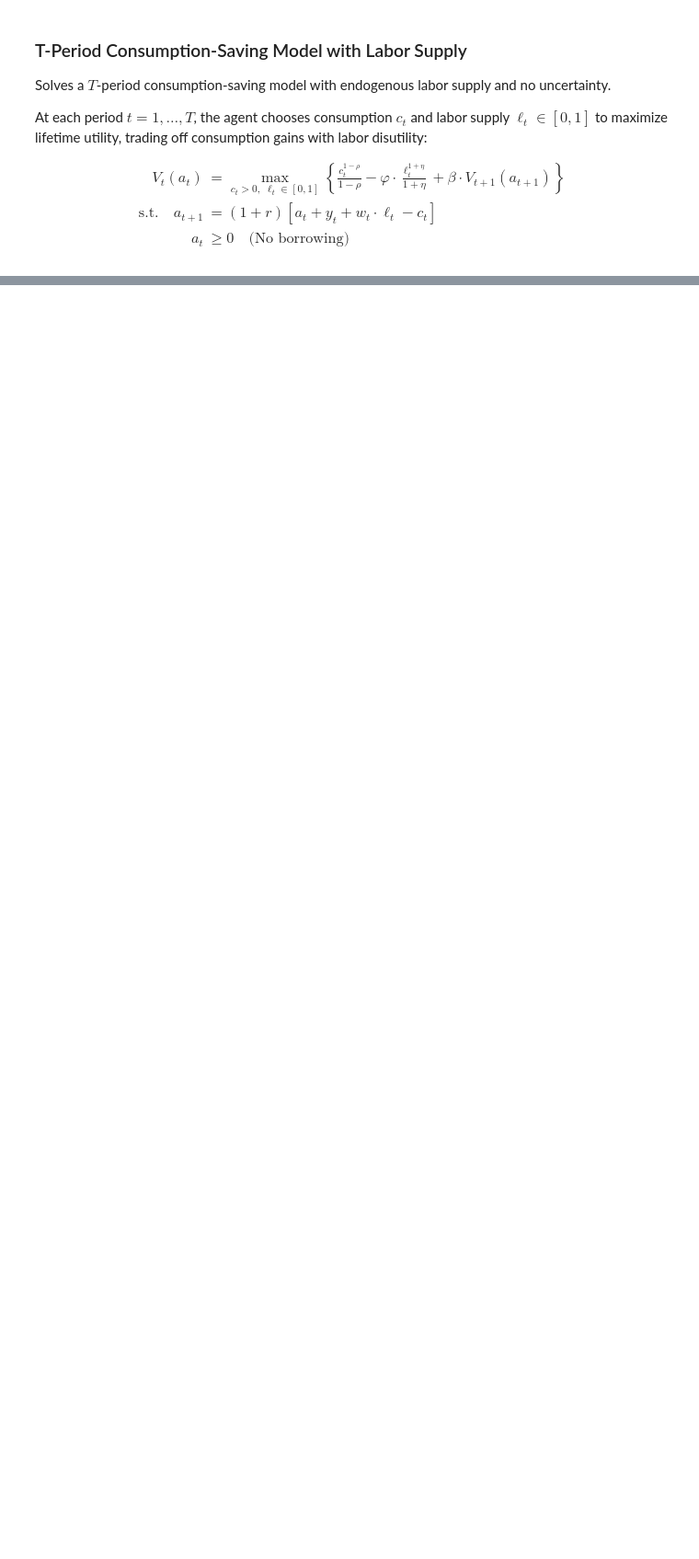
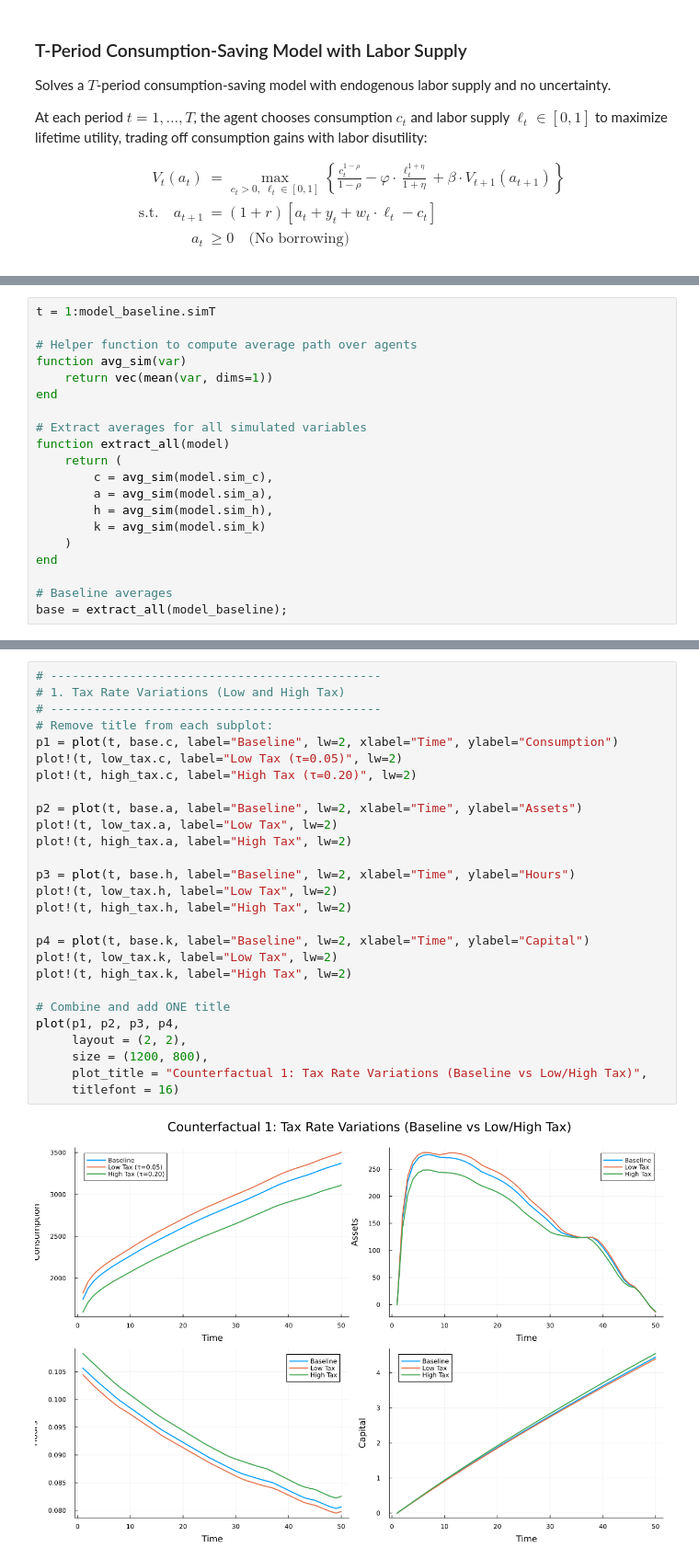
Before and after one commit to Ali-Iranpour/Structural-estimation, a Jupyter notebook: ConSavLabor.ipynb, the cells around one changed output, grey strips where cells are left out. Shown at 92% size. Cells and saved outputs as stored; diff of their text form; blank space fills up the shorter version.

```diff
--- a/ConSavLabor.ipynb
+++ b/ConSavLabor.ipynb
@@ -675,0 +426,20 @@ Suggestion: check for spelling errors or missing imports.
+# %%
+t = 1:model_baseline.simT
+
+# Helper function to compute average path over agents
+function avg_sim(var)
+    return vec(mean(var, dims=1))
+end
+
+# Extract averages for all simulated variables
+function extract_all(model)
+    return (
+        c = avg_sim(model.sim_c),
+        a = avg_sim(model.sim_a),
+        h = avg_sim(model.sim_h),
+        k = avg_sim(model.sim_k)
+    )
+end
+
+# Baseline averages
+base = extract_all(model_baseline);
@@ -675,0 +457,29 @@ Suggestion: check for spelling errors or missing imports.
+# %%
+# ----------------------------------------------
+# 1. Tax Rate Variations (Low and High Tax)
+# ----------------------------------------------
+# Remove title from each subplot:
+p1 = plot(t, base.c, label="Baseline", lw=2, xlabel="Time", ylabel="Consumption")
+plot!(t, low_tax.c, label="Low Tax (τ=0.05)", lw=2)
+plot!(t, high_tax.c, label="High Tax (τ=0.20)", lw=2)
+
+p2 = plot(t, base.a, label="Baseline", lw=2, xlabel="Time", ylabel="Assets")
+plot!(t, low_tax.a, label="Low Tax", lw=2)
+plot!(t, high_tax.a, label="High Tax", lw=2)
+
+p3 = plot(t, base.h, label="Baseline", lw=2, xlabel="Time", ylabel="Hours")
+plot!(t, low_tax.h, label="Low Tax", lw=2)
+plot!(t, high_tax.h, label="High Tax", lw=2)
+
+p4 = plot(t, base.k, label="Baseline", lw=2, xlabel="Time", ylabel="Capital")
+plot!(t, low_tax.k, label="Low Tax", lw=2)
+plot!(t, high_tax.k, label="High Tax", lw=2)
+
+# Combine and add ONE title
+plot(p1, p2, p3, p4,
+     layout = (2, 2),
+     size = (1200, 800),
+     plot_title = "Counterfactual 1: Tax Rate Variations (Baseline vs Low/High Tax)",
+     titlefont = 16)
+# %% [output]
+[figure, added]
```
Also changed, not shown: parts of 22 cells of this notebook.
